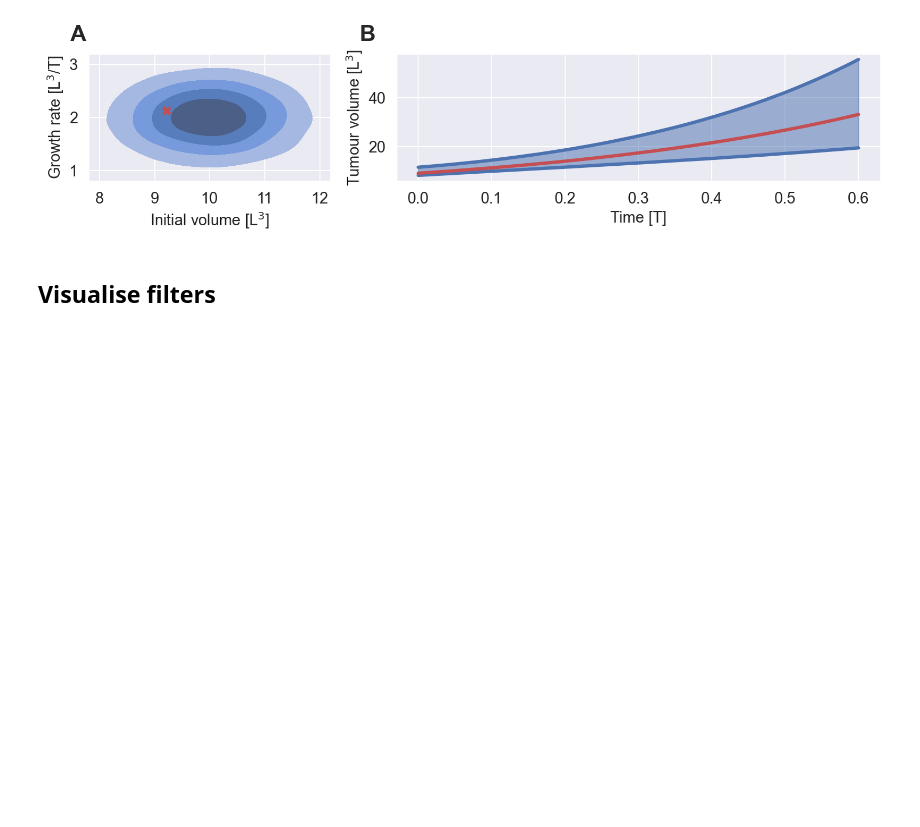
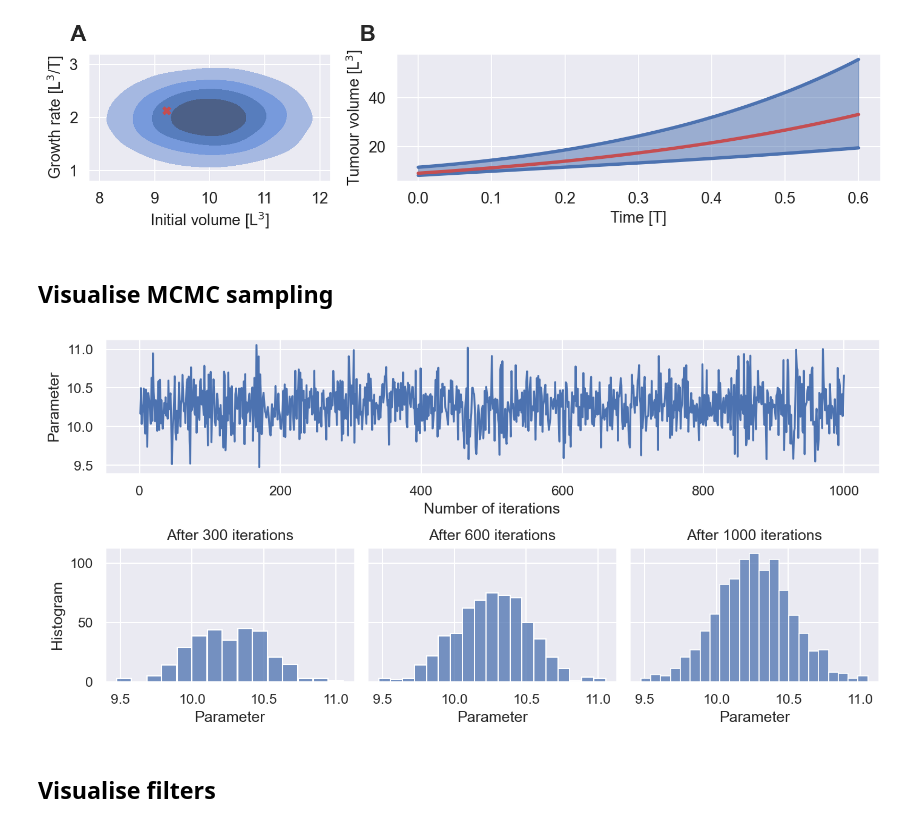
Before and after one commit to DavAug/filter-inference, a Jupyter notebook: results/1_cancer_growth/illustrations.ipynb, the cells around one changed output. Saved outputs shown, nothing was run; the diff lists cells and outputs as text; code cells hidden in the pictures; blank space fills up the shorter version.

Commit message:
Clean up methods figures

```diff
--- a/results/1_cancer_growth/illustrate_model.ipynb
+++ b/results/1_cancer_growth/illustrations.ipynb
@@ -124,6 +125,78 @@ plt.savefig(
 plt.tight_layout()
 # %% [output]
 [figure]
+# %% [markdown]
+## Visualise MCMC sampling
+# %%
+# Import NLME inference results
+directory = os.getcwd()
+nlme_results = xr.load_dataset(
+    directory + '/posteriors/1_nlme_inference_cancer_growth.nc')
+samples = nlme_results['Mean Initial count'].values[0]
+
+# Plot MCMC trace
+# Create layout
+fontsize = 11
+my_dpi = 192
+fig = plt.figure(figsize=(2250 // my_dpi, 1000 // my_dpi), dpi=150)
+outer = gridspec.GridSpec(2, 1, hspace=0.55)
+
+# Create time series axes
+inner1 = gridspec.GridSpecFromSubplotSpec(
+    1, 3, subplot_spec=outer[1], wspace=0.05)
+
+# Create axis for data
+axes = []
+axes.append(plt.Subplot(fig, outer[0]))
+
+# Create axes for NLME inference results
+axes.append(plt.Subplot(fig, inner1[0]))
+axes.append(plt.Subplot(fig, inner1[1]))
+axes.append(plt.Subplot(fig, inner1[2]))
+
+axes[1].sharey(axes[2])
+axes[1].sharex(axes[2])
+axes[2].sharey(axes[3])
+axes[2].sharex(axes[3])
+
+# Add axes to figure
+for ax in axes:
+    fig.add_subplot(ax)
+
+# Plot trace
+n_iterations = np.arange(1, len(samples) + 1)
+axes[0].plot(n_iterations, samples)
+
+# Plot historgrams
+sns.histplot(samples[:300], ax=axes[1])
+sns.histplot(samples[:600], ax=axes[2])
+sns.histplot(samples, ax=axes[3])
+
+# Labelling
+axes[0].set_xlabel('Number of iterations')
+axes[0].set_ylabel('Parameter')
+axes[1].set_xlabel('Parameter')
+axes[2].set_xlabel('Parameter')
+axes[3].set_xlabel('Parameter')
+axes[1].set_title('After 300 iterations')
+axes[2].set_title('After 600 iterations')
+axes[3].set_title('After 1000 iterations')
+axes[2].set_yticklabels([])
+axes[1].set_ylabel('Histogram')
+axes[2].set_ylabel('')
+axes[3].set_ylabel('')
+
+# Export figure
+plt.savefig(
+    directory + '/2_mcmc_sampling.tif',
+    bbox_inches='tight')
+plt.savefig(
+    directory + '/2_mcmc_sampling.pdf',
+    bbox_inches='tight')
+
+plt.show()
+# %% [output]
+[figure, added]
 # %% [markdown]
 ## Visualise filters
 # %%
```
Also changed, not shown: parts of 4 cells of this notebook, 10 other files.
